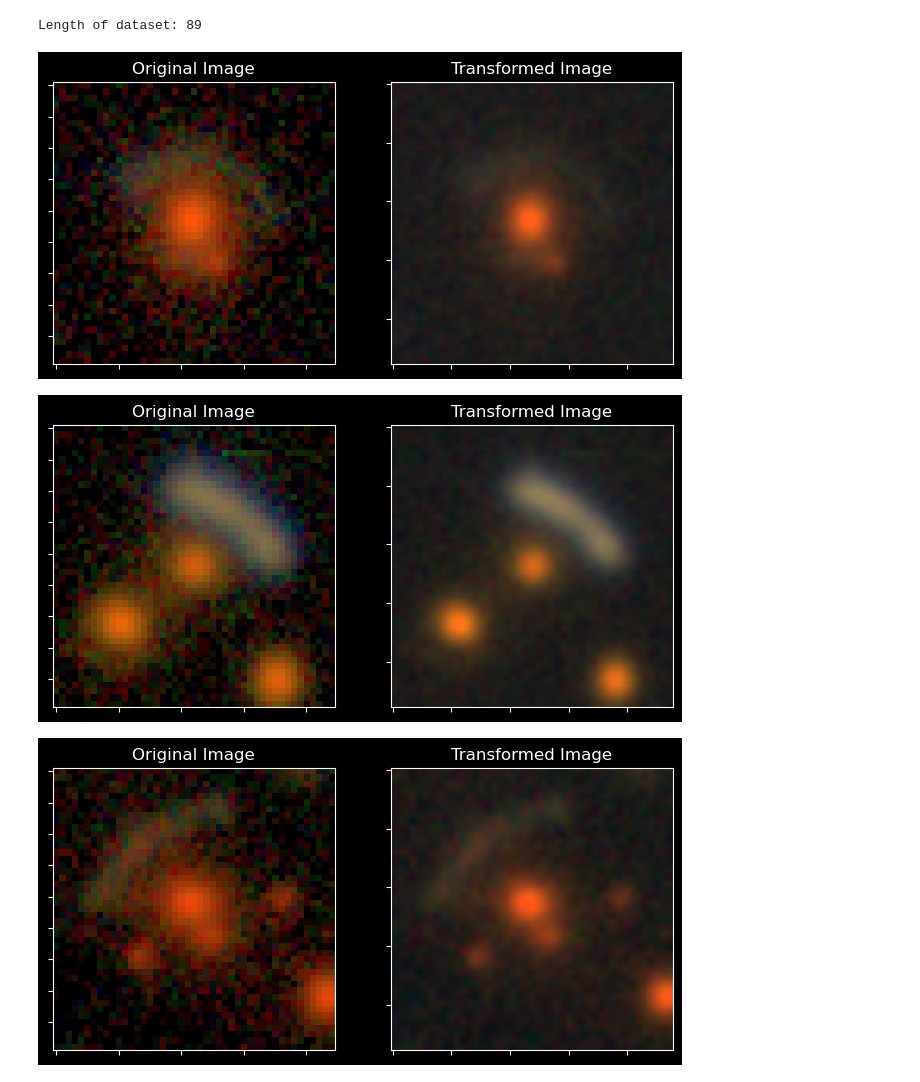
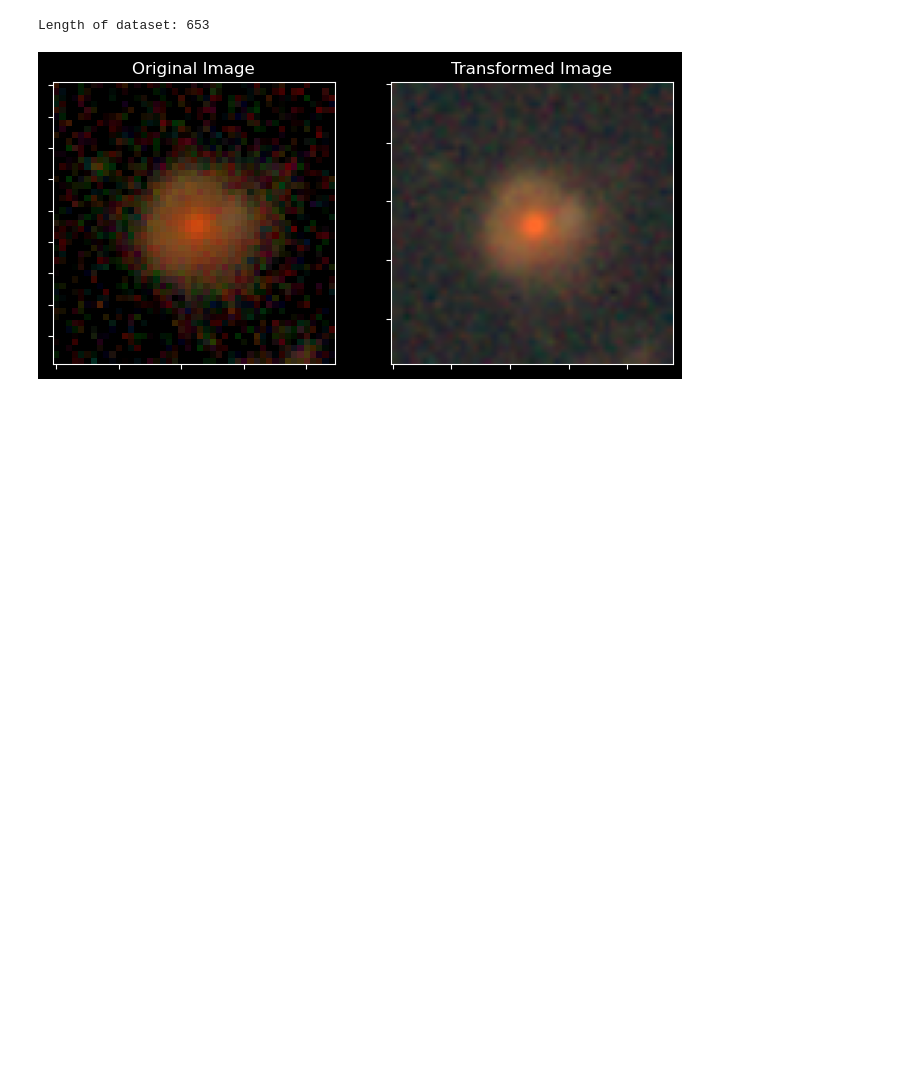
Before and after one commit to JimenaGonzalez/Hybrid_SL_Modeling, a Jupyter notebook: Segmentation/ML/Running_Segmentation.ipynb, the cells around one changed output. Cells and saved outputs as stored; diff of their text form; code cells hidden in the pictures; blank space fills up the shorter version.

```diff
--- a/Segmentation/ML/Running_Segmentation.ipynb
+++ b/Segmentation/ML/Running_Segmentation.ipynb
@@ -4,20 +4,8 @@ cluster = False
 # %%
 # general
 import numpy as np
-from numpy.ma import masked_array
 import pandas as pd
-import random
-import os
-import gc
-
-# images & plotting
-from astropy.io import fits# general
-import numpy as np
-from numpy.ma import masked_array
-import pandas as pd
-import random
-import os
-import gc
+pd.set_option('display.max_columns', None)
 
 # images & plotting
 from astropy.io import fits
@@ -29,7 +17,6 @@ import torch
 import torch.nn as nn
 from torch.utils.data import Dataset, DataLoader
 import segmentation_models_pytorch as smp
-from sklearn.model_selection import train_test_split
 
 # albumentations transformations
 import albumentations as A
@@ -40,25 +27,6 @@ if not cluster:
     import matplotlib.pyplot as plt
     import matplotlib.ticker as plticker
     plt.style.use('dark_background')
-from astropy.visualization import make_lupton_rgb
-from astropy.table import Table
-
-# pytorch
-import torch
-import torch.nn as nn
-from torch.utils.data import Dataset, DataLoader
-import segmentation_models_pytorch as smp
-from sklearn.model_selection import train_test_split
-
-# albumentations transformations
-import albumentations as A
-from albumentations.pytorch import ToTensorV2
-
-# loading bar
-if not cluster:
-    import matplotlib.pyplot as plt
-    import matplotlib.ticker as plticker
-    plt.style.use('dark_background')
 # %%
 class Dataset(Dataset):
     """
@@ -165,14 +133,12 @@ data_complete = pd.read_csv(path + 'mycand_old.csv')
 data_complete = (data_complete.set_index('COADD_OBJECT_ID').loc[data['COADD_OBJECT_ID']].reset_index())
 data = data_complete
 
-npos = len(images[:])  # number of images TESTING
-
-data = data[data['EXP_SCORE'] > 2.5]
+score_threshold = 1.25
+data = data[data['EXP_SCORE'] >= score_threshold]
 images = images[data.index]
 data = data.reset_index(drop=True)
 
 # check that data was loaded successfully
 print(images.shape)
-pd.set_option('display.max_columns', None)
 data.head()
 # %% [output]
@@ -193,14 +158,12 @@ reverse_resize = A.Compose([A.Resize(NUM_PIX, NUM_PIX)])
 # %%
 test_dataset = Dataset(images=images, data=data, resize=resize_transform)
 
 # check datasets
 print(f'Length of dataset: {len(test_dataset)}')
 
 if script == False:
-    for i in range(5):
+    for i in range(1):
         show_dataset(test_dataset, i)
 # %% [output]
-Length of dataset: 89
+Length of dataset: 653
-[figure, old version]
+[figure, new version]
-[figure, removed]
-[figure, removed]
```
Also changed, not shown: parts of 8 cells of this notebook, 1 other file.
